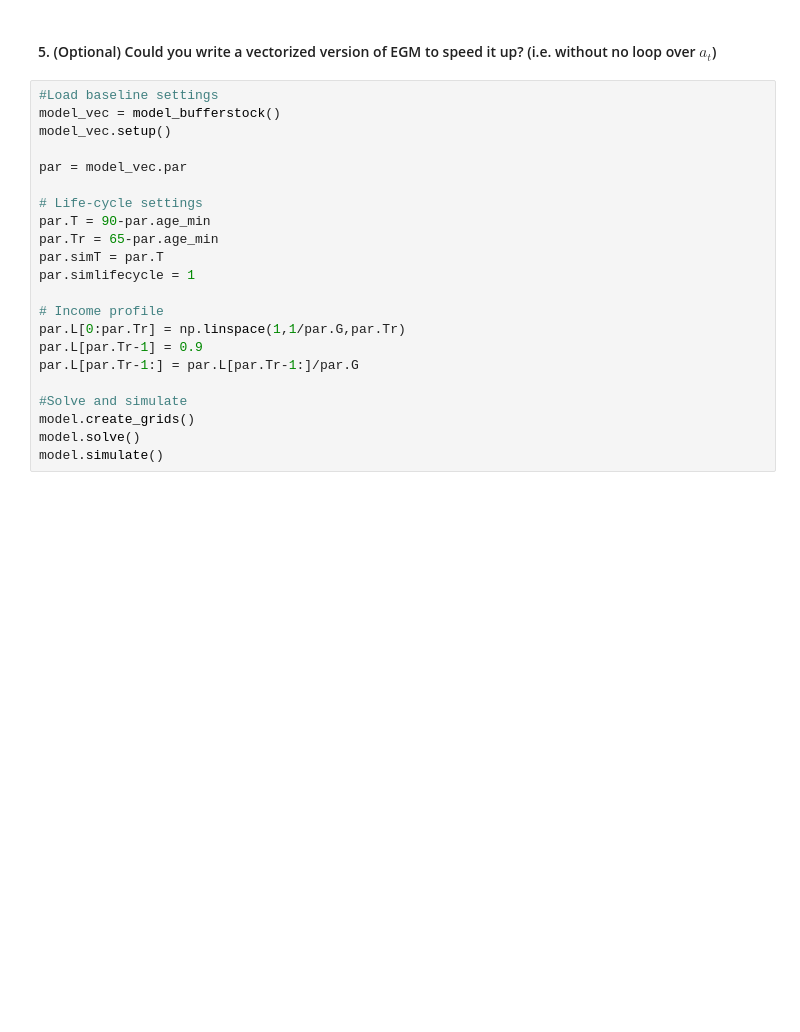
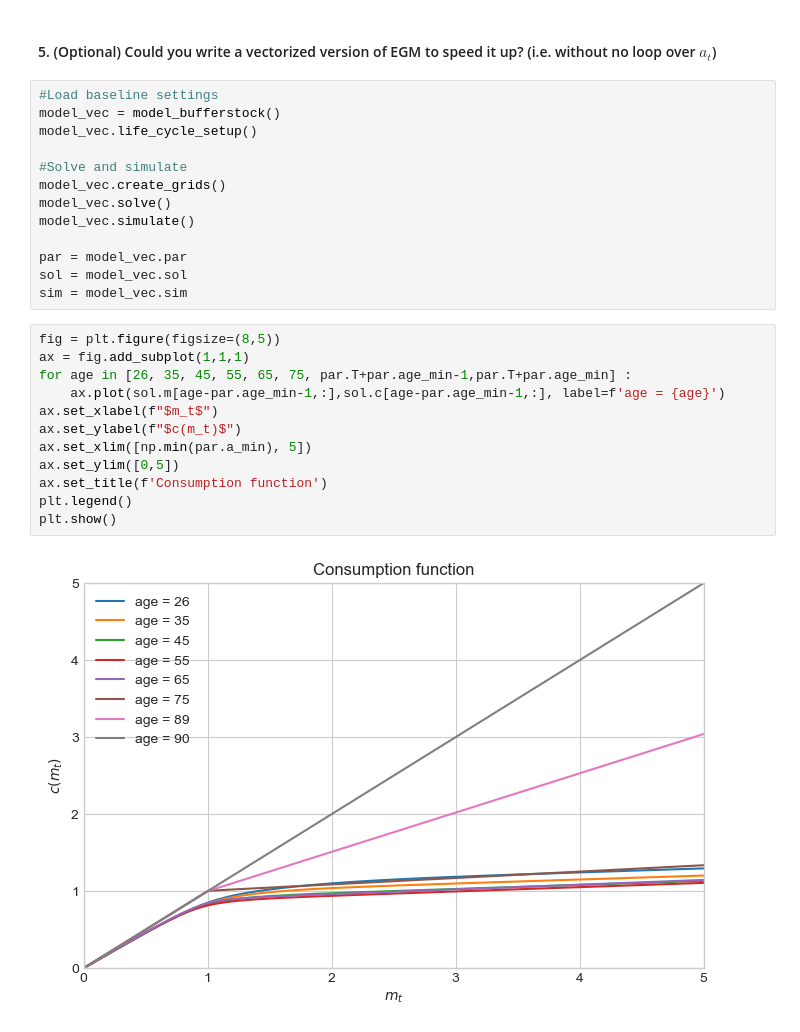
Before and after one commit to bschjerning/dp_ucph, a Jupyter notebook: 3_discrete_continuous_choice/exercises/ex_post/03_buffer_stock_egm.ipynb, the cells around one changed output. Drawn from its saved outputs; the diff is of its cells as text; blank space fills up the shorter version.

Commit message:
EGM exercise update (exercise 1-4)
Fixed misspelling in Euler (exercise 1-2)
Updated comments in exercise 3-4
Updated estimate_exante functions to use model as input

```diff
--- a/3_discrete_continuous_choice/exercises/ex_post/03_buffer_stock_egm.ipynb
+++ b/3_discrete_continuous_choice/exercises/ex_post/03_buffer_stock_egm.ipynb
@@ -136,24 +146,29 @@ plt.show()
 # %% [markdown]
 #### 5. (Optional) Could you write a vectorized version of EGM to speed it up? (i.e. without no loop over $a_t$)
-# %%
-#Load baseline settings
-model_vec = model_bufferstock()
-model_vec.setup()
-
-par = model_vec.par
-
-# Life-cycle settings
-par.T = 90-par.age_min
-par.Tr = 65-par.age_min
-par.simT = par.T
-par.simlifecycle = 1
-
-# Income profile
-par.L[0:par.Tr] = np.linspace(1,1/par.G,par.Tr)
-par.L[par.Tr-1] = 0.9
-par.L[par.Tr-1:] = par.L[par.Tr-1:]/par.G
-
-#Solve and simulate
-model.create_grids()
-model.solve()
-model.simulate()
+# %%
+#Load baseline settings
+model_vec = model_bufferstock()
+model_vec.life_cycle_setup()
+
+#Solve and simulate
+model_vec.create_grids()
+model_vec.solve()
+model_vec.simulate()
+
+par = model_vec.par
+sol = model_vec.sol
+sim = model_vec.sim
+# %%
+fig = plt.figure(figsize=(8,5))
+ax = fig.add_subplot(1,1,1)
+for age in [26, 35, 45, 55, 65, 75, par.T+par.age_min-1,par.T+par.age_min] :
+    ax.plot(sol.m[age-par.age_min-1,:],sol.c[age-par.age_min-1,:], label=f'age = {age}')
+ax.set_xlabel(f"$m_t$")
+ax.set_ylabel(f"$c(m_t)$")
+ax.set_xlim([np.min(par.a_min), 5])
+ax.set_ylim([0,5])
+ax.set_title(f'Consumption function')
+plt.legend()
+plt.show()
+# %% [output]
+[figure, added]
```
Also changed, not shown: parts of 11 cells of this notebook, 14 other files.
